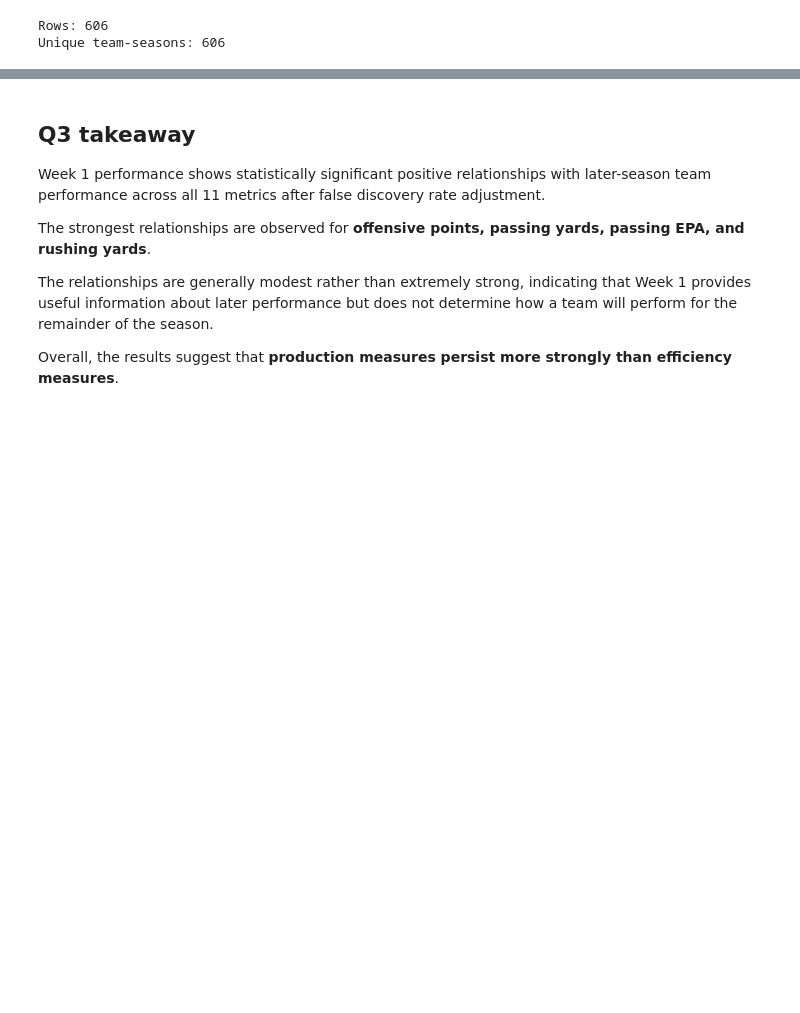
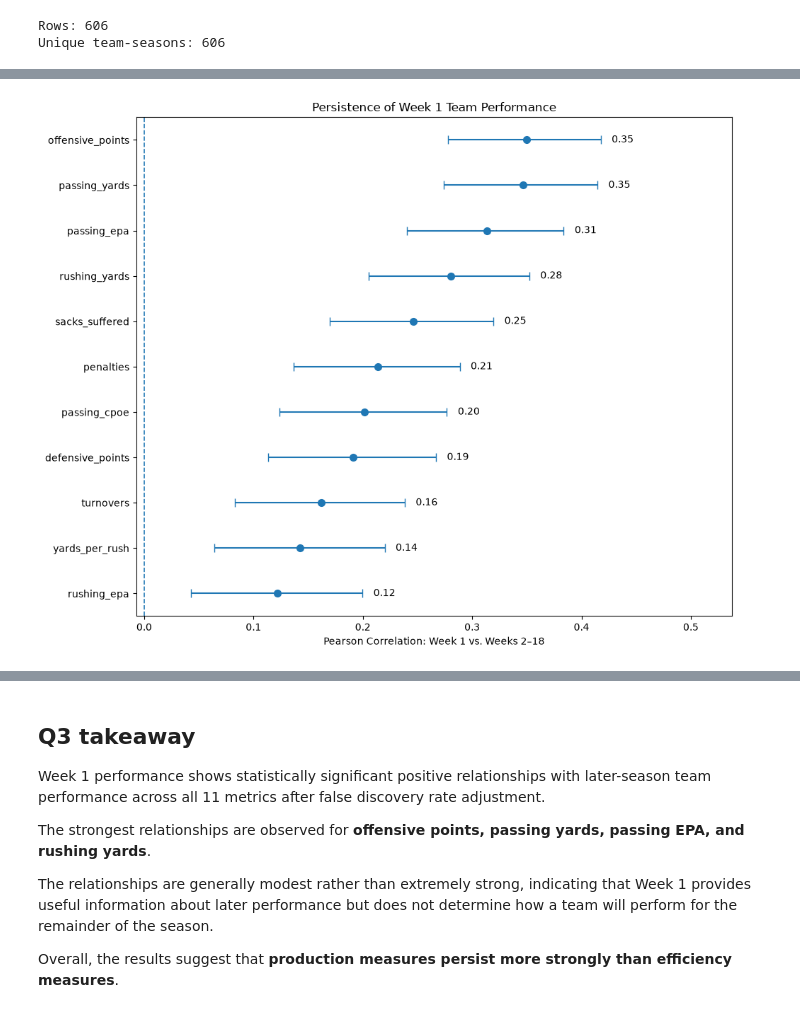
Before and after one commit to natelewis17/Is_NFL_Week1_Chaotic, a Jupyter notebook: notebooks/03_statistical_analysis.ipynb, the cells around one changed output, grey strips where cells are left out. Cells and saved outputs as stored; diff of their text form; code cells hidden in the pictures; blank space fills up the shorter version.

```diff
--- a/notebooks/03_statistical_analysis.ipynb
+++ b/notebooks/03_statistical_analysis.ipynb
@@ -686,0 +704,52 @@ plt.show()
+# %%
+## Persistence of Week 1 Team Performance
+
+plot_data = q3_results.sort_values(
+    "Pearson r"
+).copy()
+
+plt.figure(figsize=(10, 8))
+
+plt.errorbar(
+    plot_data["Pearson r"],
+    plot_data["Metric"],
+    xerr=[
+        plot_data["Pearson r"] - plot_data["Pearson CI Lower"],
+        plot_data["Pearson CI Upper"] - plot_data["Pearson r"],
+    ],
+    fmt="o",
+    markersize=7,
+    capsize=4,
+)
+
+plt.axvline(
+    0,
+    linestyle="--",
+    linewidth=1.2,
+)
+
+for _, row in plot_data.iterrows():
+    plt.text(
+        row["Pearson CI Upper"] + 0.01,
+        row["Metric"],
+        f"{row['Pearson r']:.2f}",
+        va="center",
+    )
+
+plt.xlabel(
+    "Pearson Correlation: Week 1 vs. Weeks 2–18"
+)
+plt.ylabel("")
+plt.title(
+    "Persistence of Week 1 Team Performance"
+)
+
+plt.xlim(
+    min(plot_data["Pearson CI Lower"]) - 0.05,
+    max(plot_data["Pearson CI Upper"]) + 0.12,
+)
+
+plt.tight_layout()
+plt.show()
+# %% [output]
+[figure, added]
```
Also changed, not shown: parts of 11 cells of this notebook.
